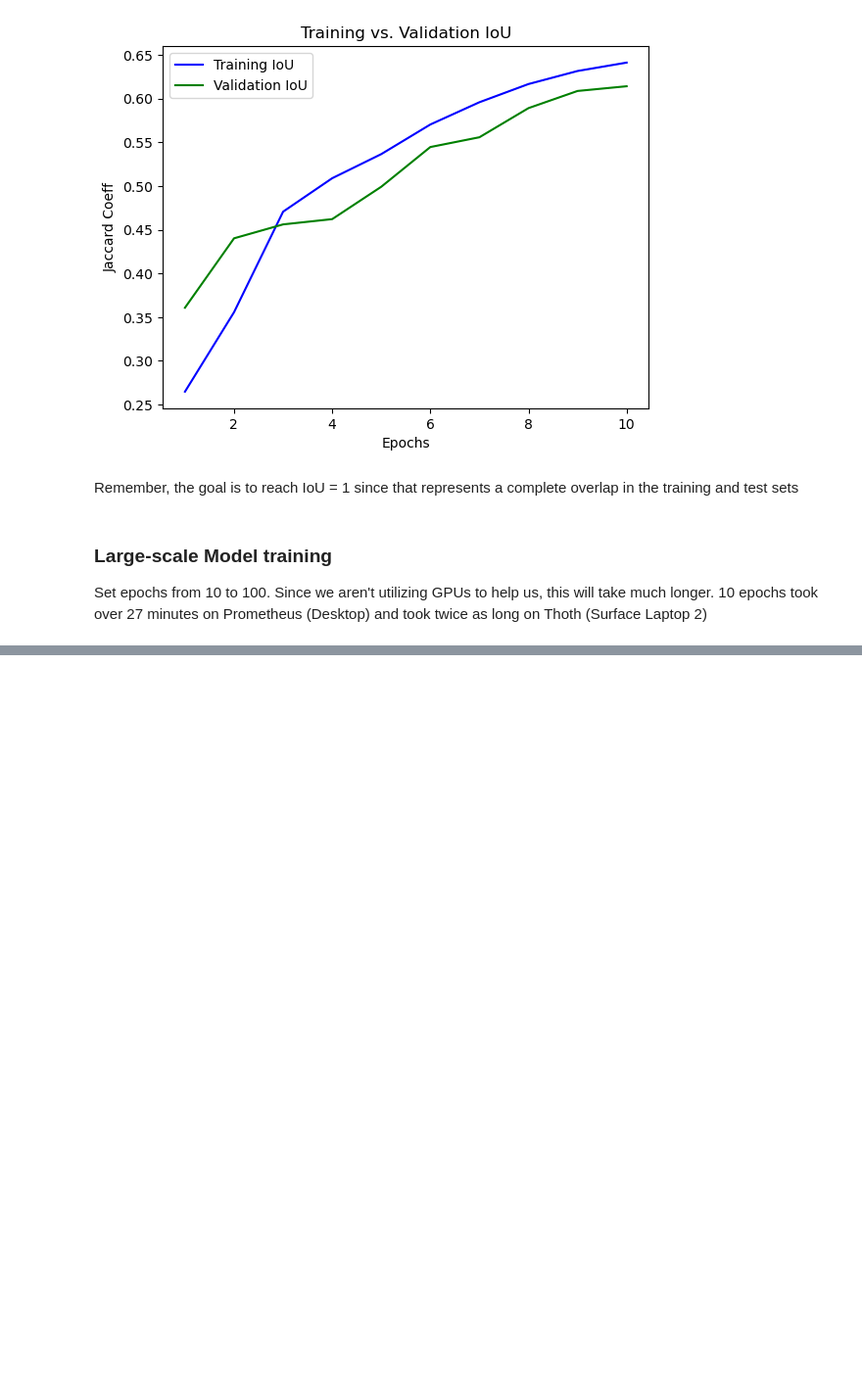
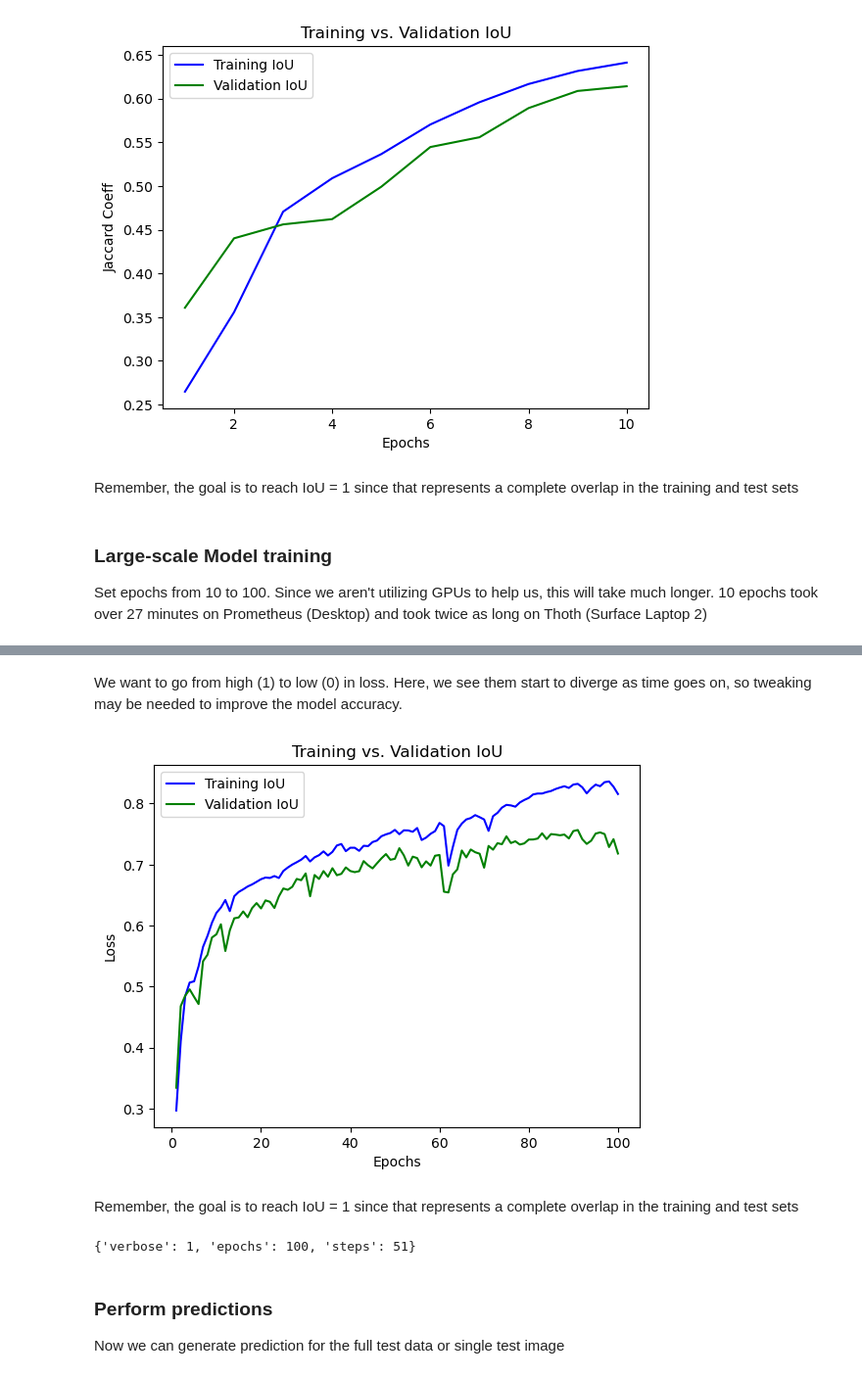
Before and after one commit to chancemusky/RemoteSensing, a Jupyter notebook: PythonSatelliteDeepLearningTutorial.ipynb, the cells around one changed output, grey strips where cells are left out. Shown at 98% size. Cells and saved outputs as stored; diff of their text form; code cells hidden in the pictures; blank space fills up the shorter version.

Commit message:
Full model ran and saved. Need to test plot_model

```diff
--- a/PythonSatelliteDeepLearningTutorial.ipynb
+++ b/PythonSatelliteDeepLearningTutorial.ipynb
@@ -757,14 +769,27 @@ plt.show()
+# %% [markdown]
+We want to go from high (1) to low (0) in loss. Here, we see them start to diverge as time goes on, so tweaking may be needed to improve the model accuracy.
 # %%
 #Get the Jaccard Coeff values and plot
 jaccard_coef = history_a.history['jaccard_coef'] #Create an array saving the loss values from the model
 
 val_jaccard_coef = history_a.history['val_jaccard_coef'] #validation loss
 
 epochs = range(1, len(loss) + 1)
 plt.plot(epochs, jaccard_coef, 'y', label = "Training IoU", color = "blue")
 plt.plot(epochs, val_jaccard_coef, 'y', label = "Validation IoU", color = "green")
 plt.title("Training vs. Validation IoU")
 plt.xlabel("Epochs")
-plt.ylabel("Jaccard Coeff")
+plt.ylabel("Loss")
 plt.legend()
 plt.show()
+# %% [output]
+[figure, added]
+# %% [markdown]
+Remember, the goal is to reach IoU = 1 since that represents a complete overlap in the training and test sets
+# %%
+model_history.params
+# %% [output]
+{'verbose': 1, 'epochs': 100, 'steps': 51}
+# %% [markdown]
+### Perform predictions
+Now we can generate prediction for the full test data or single test image
```
Also changed, not shown: parts of 30 cells of this notebook, 2 other files.
